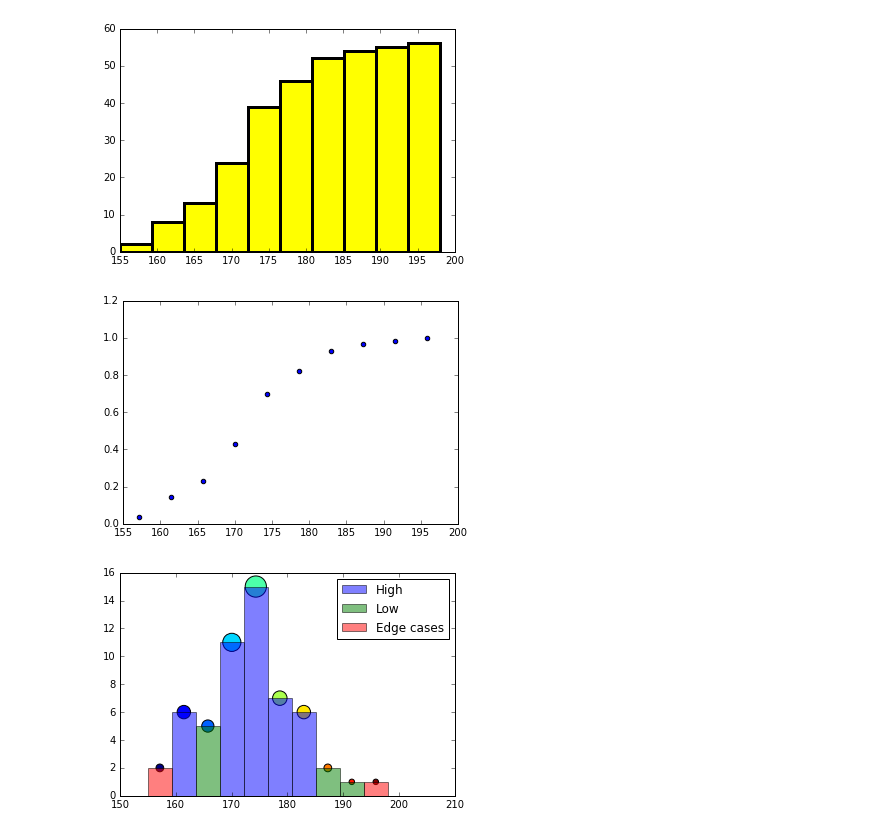
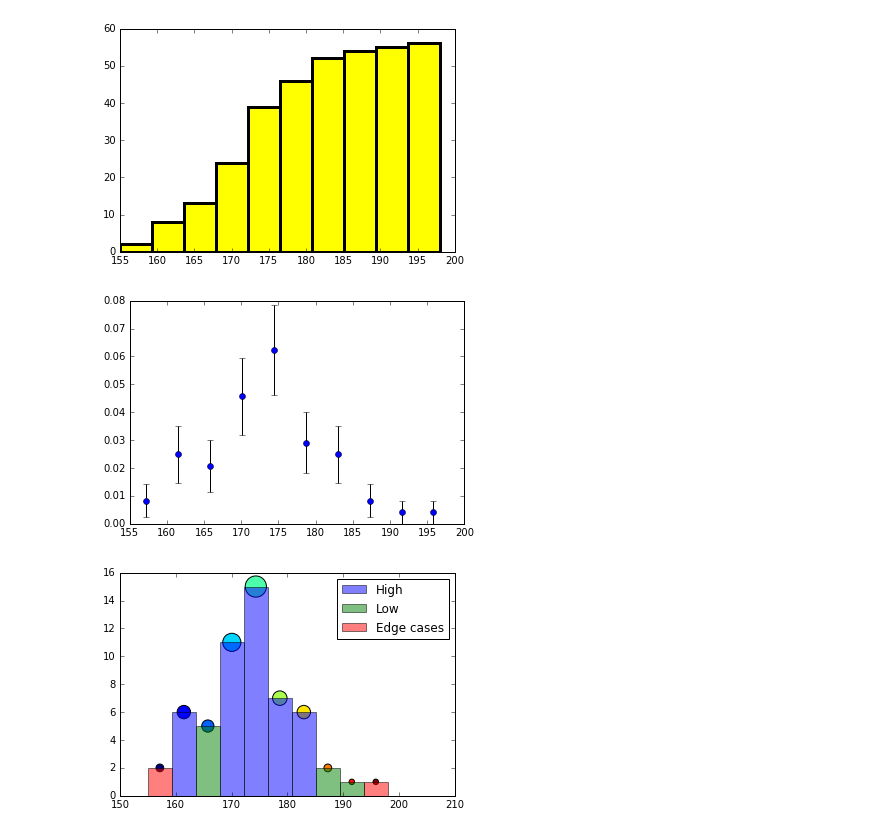
Before and after one commit to janpipek/physt, a Jupyter notebook: doc/Tutorial.ipynb, the cells around one changed output. Cells and saved outputs as stored; diff of their text form; code cells hidden in the pictures.

```diff
--- a/doc/Tutorial.ipynb
+++ b/doc/Tutorial.ipynb
@@ -82,9 +82,9 @@ hist.plot(cumulative=True, color="yellow", lw=3);
 # %% [output]
 [figure]
 # %%
-hist.plot(histtype="scatter", cumulative=True, density=True);
+hist.plot(histtype="scatter", s=hist.frequencies, density=True, errors=True);    # Another plot type
 # %% [output]
-[figure, old version]
+[figure, new version]
 # %%
 # Plot different bins using different styles
 axis = hist[hist.frequencies > 5].plot(label="High", alpha=0.5)
```
Also changed, not shown: parts of 12 cells of this notebook.
